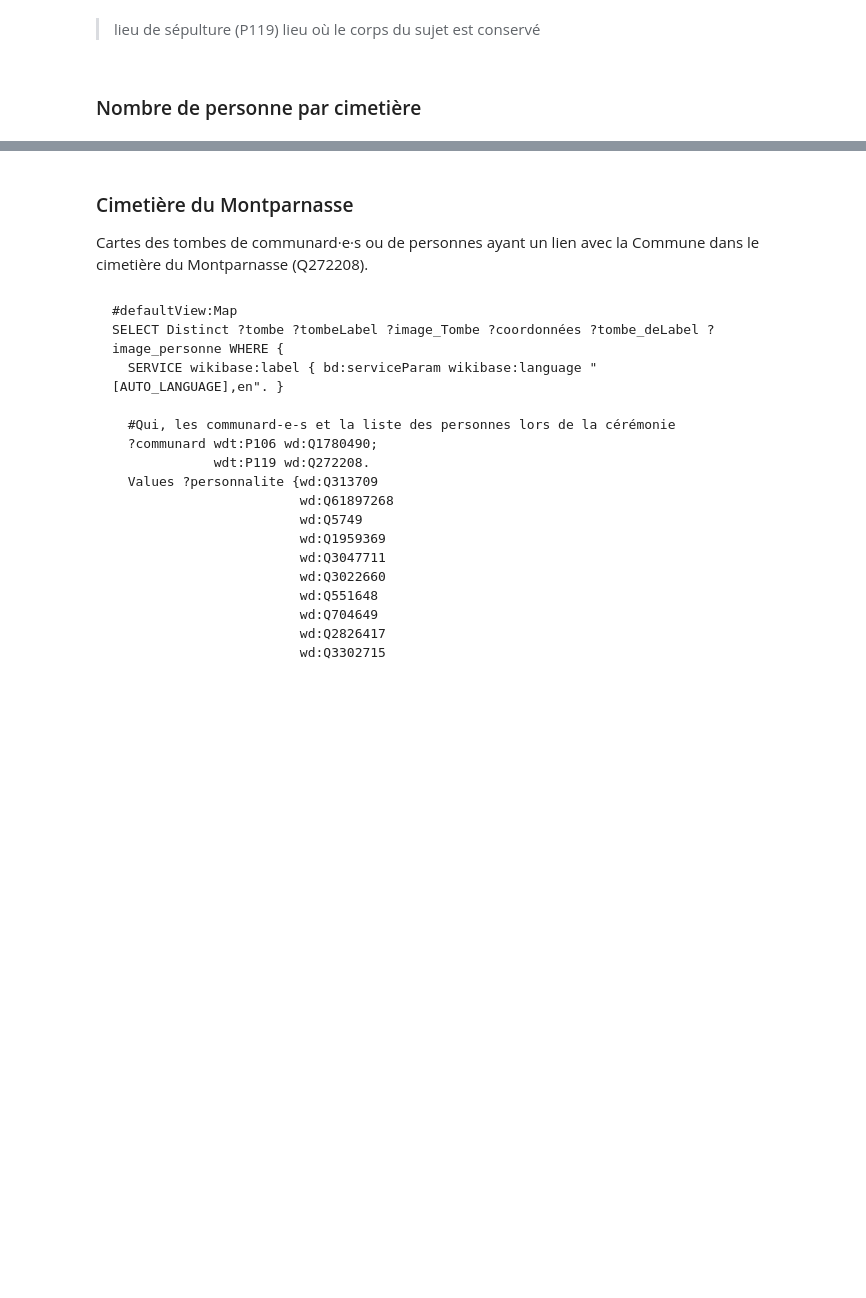
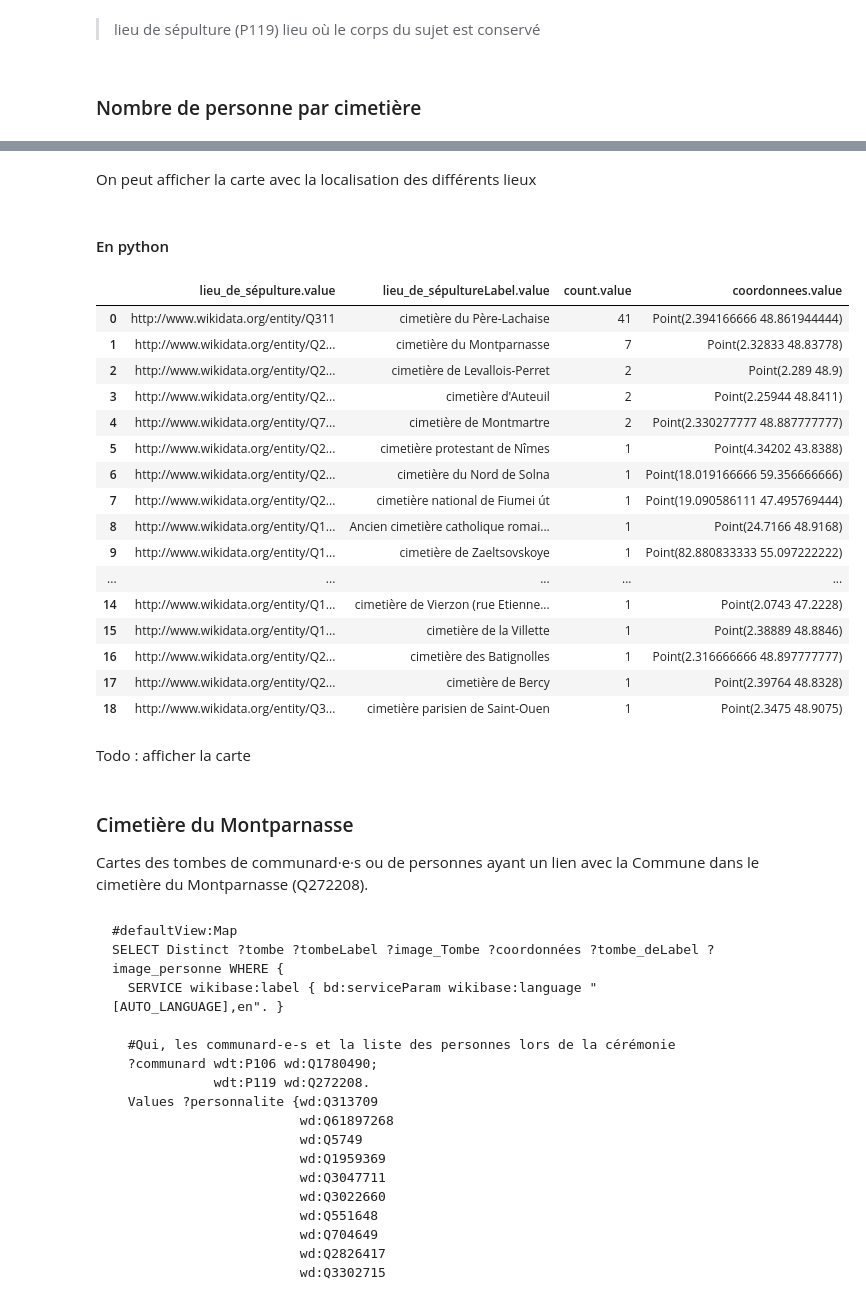
Before and after one commit to silanoc/commune_dans_wikidata, a Jupyter notebook: Commune_dans_wikidata.ipynb, the cells around one changed output, grey strips where cells are left out. Drawn from its saved outputs; the diff is of its cells as text; code cells hidden in the pictures; blank space fills up the shorter version.

```diff
--- a/Commune_dans_wikidata.ipynb
+++ b/Commune_dans_wikidata.ipynb
@@ -838,3 +923,44 @@ referrerpolicy="origin" sandbox="allow-scripts allow-same-origin allow-popups">
+# %% [markdown]
+On peut afficher la carte avec la localisation des différents lieux
+# %% [markdown]
+#### En python
+# %%
+query = """SELECT ?lieu_de_sépulture ?lieu_de_sépultureLabel ?coordonnees (COUNT(*) AS ?count) WHERE {
+  SERVICE wikibase:label { bd:serviceParam wikibase:language "fr". }
+ ?communard_ou_communarde wdt:P106 wd:Q1780490;
+                           wdt:P119 ?lieu_de_sépulture.
+ ?lieu_de_sépulture wdt:P31/wdt:P279* wd:Q39614;
+                    wdt:P625 ?coordonnees.
+}
+
+group by ?lieu_de_sépulture ?lieu_de_sépultureLabel ?coordonnees
+order by desc (?count)
+"""
+extraction_lieu_sepulture = Extraction_wikidata(endpoint_url, query)
+df_lieu_sepulture = extraction_lieu_sepulture.extraire_et_df()
+# %%
+df_lieu_sepulture = df_lieu_sepulture.loc[:,['lieu_de_sépulture.value', 'lieu_de_sépultureLabel.value', 'count.value', 'coordonnees.value']]
+HTML(df_lieu_sepulture.to_html())
+# %% [output]
+|  | lieu_de_sépulture.value | lieu_de_sépultureLabel.value | count.value | coordonnees.value |
+| 0 | http://www.wikidata.org/entity/Q311 | cimetière du Père-Lachaise | 41 | Point(2.394166666 48.861944444) |
+| 1 | http://www.wikidata.org/entity/Q2... | cimetière du Montparnasse | 7 | Point(2.32833 48.83778) |
+| 2 | http://www.wikidata.org/entity/Q2... | cimetière de Levallois-Perret | 2 | Point(2.289 48.9) |
+| 3 | http://www.wikidata.org/entity/Q2... | cimetière d'Auteuil | 2 | Point(2.25944 48.8411) |
+| 4 | http://www.wikidata.org/entity/Q7... | cimetière de Montmartre | 2 | Point(2.330277777 48.887777777) |
+| 5 | http://www.wikidata.org/entity/Q2... | cimetière protestant de Nîmes | 1 | Point(4.34202 43.8388) |
+| 6 | http://www.wikidata.org/entity/Q2... | cimetière du Nord de Solna | 1 | Point(18.019166666 59.356666666) |
+| 7 | http://www.wikidata.org/entity/Q2... | cimetière national de Fiumei út | 1 | Point(19.090586111 47.495769444) |
+| 8 | http://www.wikidata.org/entity/Q1... | Ancien cimetière catholique romai... | 1 | Point(24.7166 48.9168) |
+| 9 | http://www.wikidata.org/entity/Q1... | cimetière de Zaeltsovskoye | 1 | Point(82.880833333 55.097222222) |
+| ... | ... | ... | ... | ... |
+| 14 | http://www.wikidata.org/entity/Q1... | cimetière de Vierzon (rue Etienne... | 1 | Point(2.0743 47.2228) |
+| 15 | http://www.wikidata.org/entity/Q1... | cimetière de la Villette | 1 | Point(2.38889 48.8846) |
+| 16 | http://www.wikidata.org/entity/Q2... | cimetière des Batignolles | 1 | Point(2.316666666 48.897777777) |
+| 17 | http://www.wikidata.org/entity/Q2... | cimetière de Bercy | 1 | Point(2.39764 48.8328) |
+| 18 | http://www.wikidata.org/entity/Q3... | cimetière parisien de Saint-Ouen | 1 | Point(2.3475 48.9075) |
+# %% [markdown]
+Todo : afficher la carte
 # %% [markdown]
 ### Cimetière du Montparnasse
 Cartes des tombes de communard·e·s ou de personnes ayant un lien avec la Commune dans le cimetière du Montparnasse (Q272208).
```
Also changed, not shown: parts of 40 cells of this notebook.
